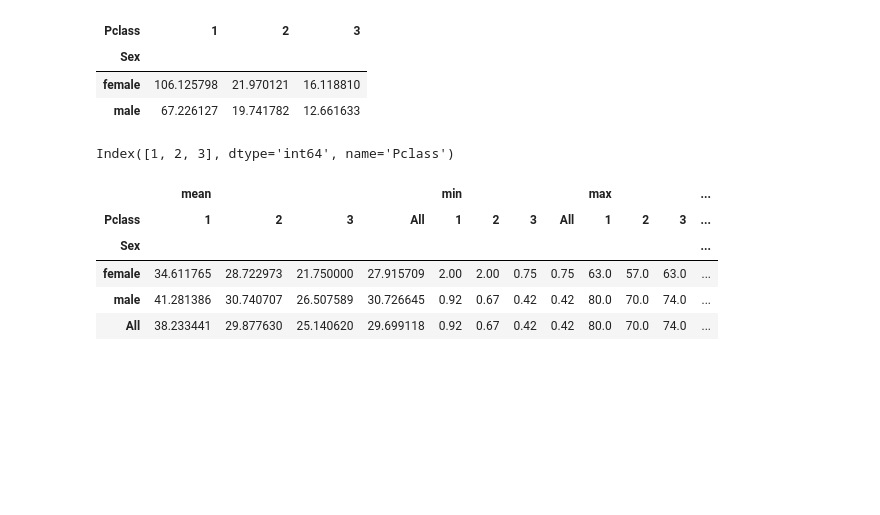
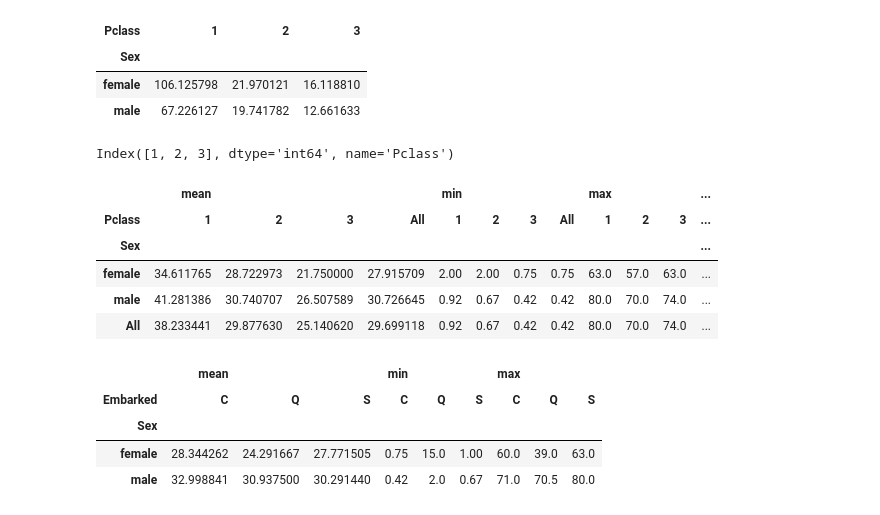
Before and after one commit to yashdeep-patil/Pandas, a Jupyter notebook: pandas.ipynb, the cells around one changed output. Cells and saved outputs as stored; diff of their text form; code cells hidden in the pictures; blank space fills up the shorter version.

```diff
--- a/pandas.ipynb
+++ b/pandas.ipynb
@@ -1047,3 +1047,12 @@ h
 | female | 34.611765 | 28.722973 | 21.750000 | 27.915709 | 2.00 | 2.00 | 0.75 | 0.75 | 63.0 | 57.0 | 63.0 | ... |
 | male | 41.281386 | 30.740707 | 26.507589 | 30.726645 | 0.92 | 0.67 | 0.42 | 0.42 | 80.0 | 70.0 | 74.0 | ... |
 | All | 38.233441 | 29.877630 | 25.140620 | 29.699118 | 0.92 | 0.67 | 0.42 | 0.42 | 80.0 | 70.0 | 74.0 | ... |
+# %%
+h = pd.pivot_table(sub, index='Sex', columns='Embarked', values='Age', aggfunc=['mean','min','max'],fill_value=0)
+h
+# %% [output]
+|  | mean |  |  | min |  |  | max |  |  |
+| Embarked | C | Q | S | C | Q | S | C | Q | S |
+| Sex |  |  |  |  |  |  |  |  |  |
+| female | 28.344262 | 24.291667 | 27.771505 | 0.75 | 15.0 | 1.00 | 60.0 | 39.0 | 63.0 |
+| male | 32.998841 | 30.937500 | 30.291440 | 0.42 | 2.0 | 0.67 | 71.0 | 70.5 | 80.0 |
```
Also changed, not shown: parts of 7 cells of this notebook.
